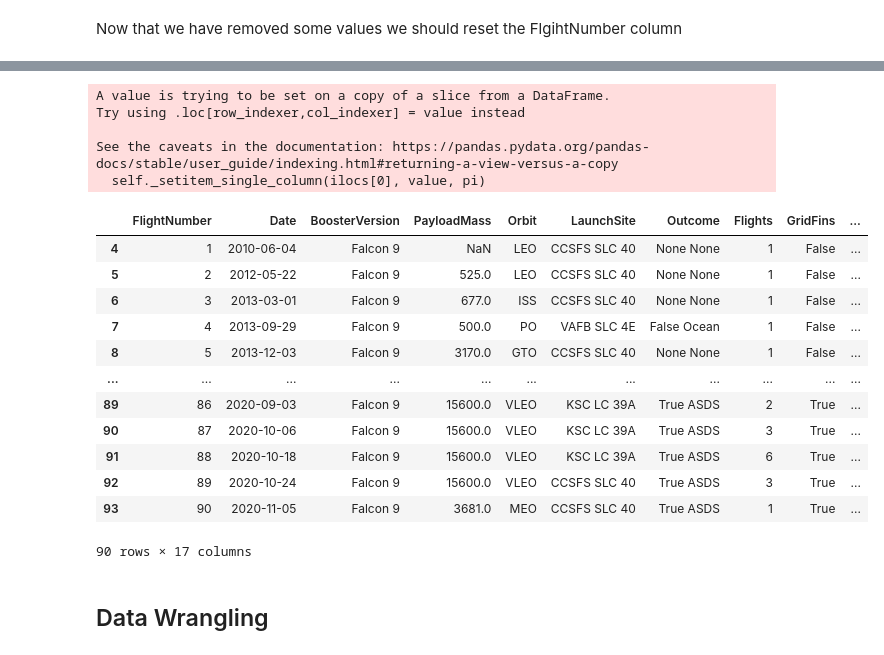
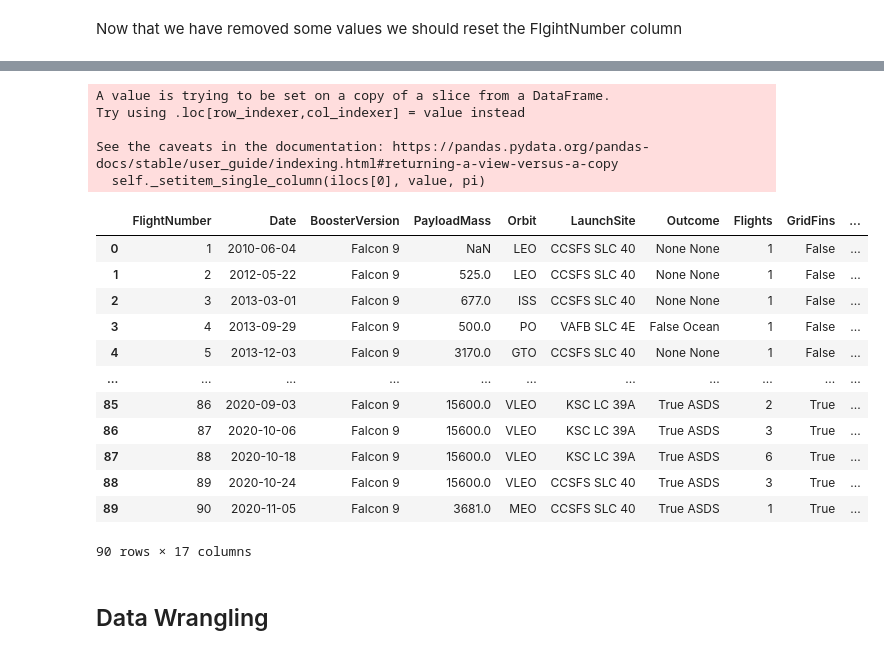
Before and after one commit to EleonoraSharonDacatra/IBM-Data-Science-Repo, a Jupyter notebook: Applied Data Science Capstone/WEEK_1_Lab1_jupyter-labs-spacex-data-collection-api.ipynb, the cells around one changed output, grey strips where cells are left out. Saved outputs shown, nothing was run; the diff lists cells and outputs as text; code cells hidden in the pictures.

```diff
--- a/Applied Data Science Capstone/WEEK_1_Lab1_jupyter-labs-spacex-data-collection-api.ipynb
+++ b/Applied Data Science Capstone/WEEK_1_Lab1_jupyter-labs-spacex-data-collection-api.ipynb
@@ -300,24 +276,25 @@ df.head()
 # %%
 data_falcon9.loc[:,'FlightNumber'] = list(range(1, data_falcon9.shape[0]+1))
+data_falcon9.reset_index(drop=True, inplace=True)
 data_falcon9
 # %% [output]
 A value is trying to be set on a copy of a slice from a DataFrame.
 Try using .loc[row_indexer,col_indexer] = value instead
 
 See the caveats in the documentation: https://pandas.pydata.org/pandas-docs/stable/user_guide/indexing.html#returning-a-view-versus-a-copy
   self._setitem_single_column(ilocs[0], value, pi)
 |  | FlightNumber | Date | BoosterVersion | PayloadMass | Orbit | LaunchSite | Outcome | Flights | GridFins | ... |
-| 4 | 1 | 2010-06-04 | Falcon 9 | NaN | LEO | CCSFS SLC 40 | None None | 1 | False | ... |
-| 5 | 2 | 2012-05-22 | Falcon 9 | 525.0 | LEO | CCSFS SLC 40 | None None | 1 | False | ... |
-| 6 | 3 | 2013-03-01 | Falcon 9 | 677.0 | ISS | CCSFS SLC 40 | None None | 1 | False | ... |
-| 7 | 4 | 2013-09-29 | Falcon 9 | 500.0 | PO | VAFB SLC 4E | False Ocean | 1 | False | ... |
-| 8 | 5 | 2013-12-03 | Falcon 9 | 3170.0 | GTO | CCSFS SLC 40 | None None | 1 | False | ... |
+| 0 | 1 | 2010-06-04 | Falcon 9 | NaN | LEO | CCSFS SLC 40 | None None | 1 | False | ... |
+| 1 | 2 | 2012-05-22 | Falcon 9 | 525.0 | LEO | CCSFS SLC 40 | None None | 1 | False | ... |
+| 2 | 3 | 2013-03-01 | Falcon 9 | 677.0 | ISS | CCSFS SLC 40 | None None | 1 | False | ... |
+| 3 | 4 | 2013-09-29 | Falcon 9 | 500.0 | PO | VAFB SLC 4E | False Ocean | 1 | False | ... |
+| 4 | 5 | 2013-12-03 | Falcon 9 | 3170.0 | GTO | CCSFS SLC 40 | None None | 1 | False | ... |
 | ... | ... | ... | ... | ... | ... | ... | ... | ... | ... | ... |
-| 89 | 86 | 2020-09-03 | Falcon 9 | 15600.0 | VLEO | KSC LC 39A | True ASDS | 2 | True | ... |
-| 90 | 87 | 2020-10-06 | Falcon 9 | 15600.0 | VLEO | KSC LC 39A | True ASDS | 3 | True | ... |
-| 91 | 88 | 2020-10-18 | Falcon 9 | 15600.0 | VLEO | KSC LC 39A | True ASDS | 6 | True | ... |
-| 92 | 89 | 2020-10-24 | Falcon 9 | 15600.0 | VLEO | CCSFS SLC 40 | True ASDS | 3 | True | ... |
-| 93 | 90 | 2020-11-05 | Falcon 9 | 3681.0 | MEO | CCSFS SLC 40 | True ASDS | 1 | True | ... |
+| 85 | 86 | 2020-09-03 | Falcon 9 | 15600.0 | VLEO | KSC LC 39A | True ASDS | 2 | True | ... |
+| 86 | 87 | 2020-10-06 | Falcon 9 | 15600.0 | VLEO | KSC LC 39A | True ASDS | 3 | True | ... |
+| 87 | 88 | 2020-10-18 | Falcon 9 | 15600.0 | VLEO | KSC LC 39A | True ASDS | 6 | True | ... |
+| 88 | 89 | 2020-10-24 | Falcon 9 | 15600.0 | VLEO | CCSFS SLC 40 | True ASDS | 3 | True | ... |
+| 89 | 90 | 2020-11-05 | Falcon 9 | 3681.0 | MEO | CCSFS SLC 40 | True ASDS | 1 | True | ... |
 90 rows × 17 columns
 # %% [markdown]
 ## Data Wrangling
```
Also changed, not shown: parts of 4 cells of this notebook.
